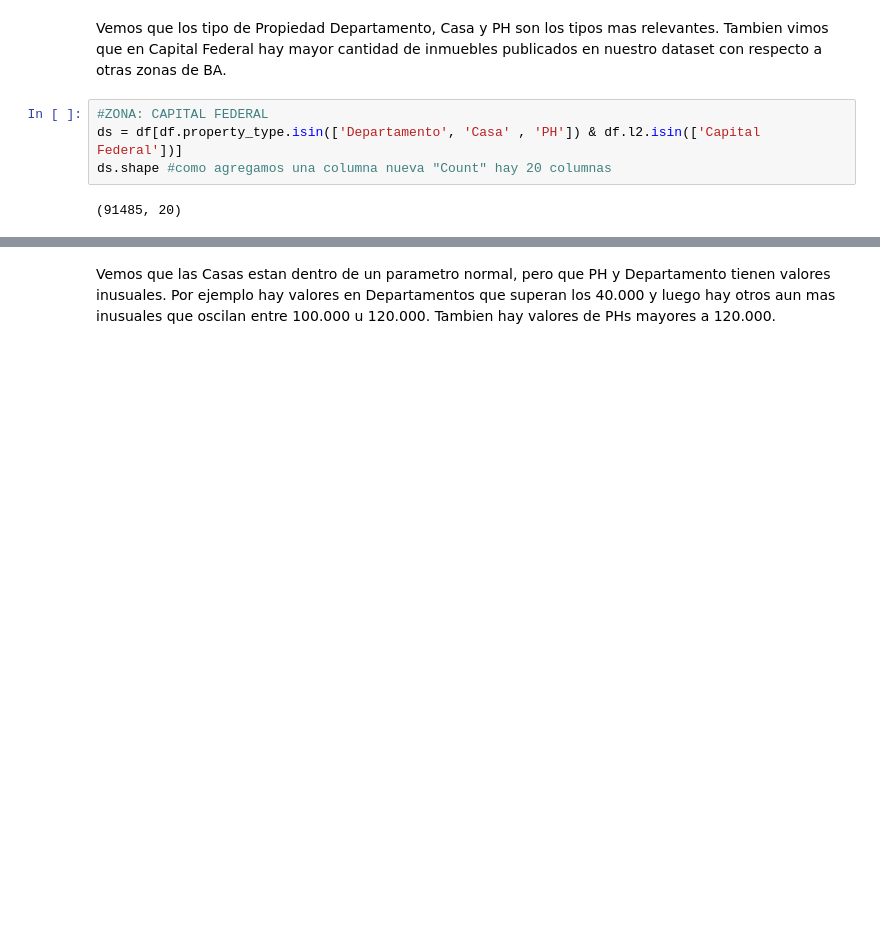
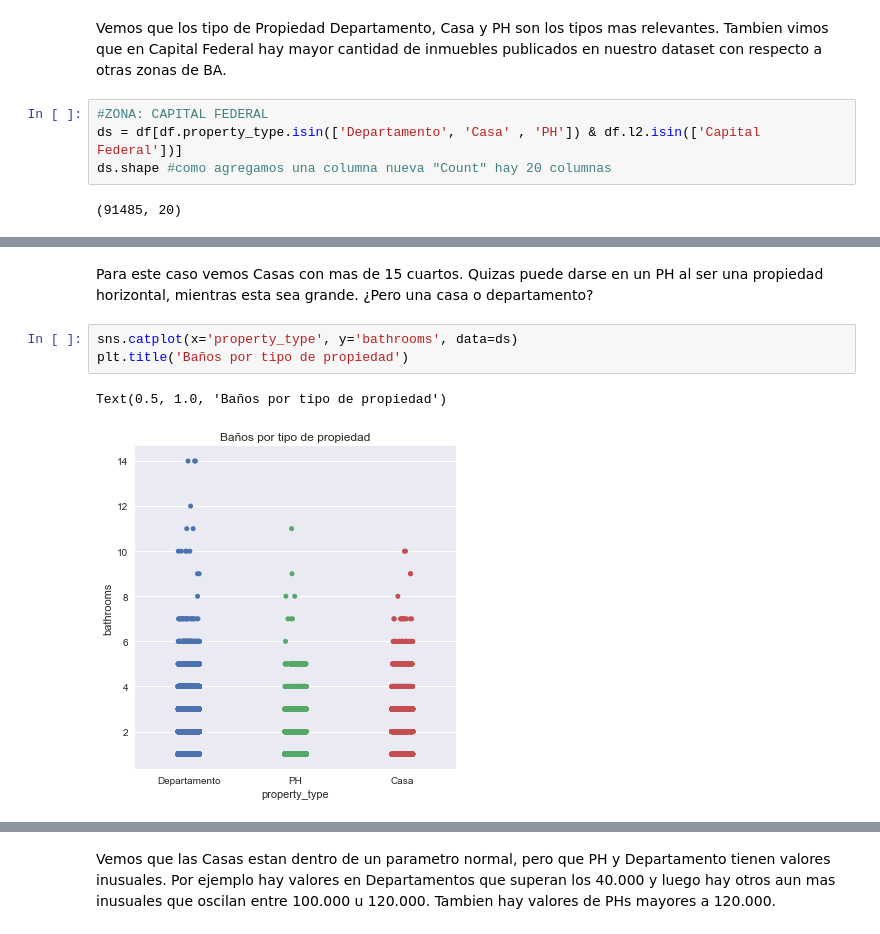
Before and after one commit to ldotto46/01.Proj_Real-State, a Jupyter notebook: Properati_analisys.ipynb, the cells around one changed output, grey strips where cells are left out. Drawn from its saved outputs; the diff is of its cells as text; blank space fills up the shorter version.

```diff
--- a/Properati_analisys.ipynb
+++ b/Properati_analisys.ipynb
@@ -281,0 +291,8 @@ lim.set(ylim=(0, 100000))
+# %% [markdown]
+Para este caso vemos Casas con mas de 15 cuartos. Quizas puede darse en un PH al ser una propiedad horizontal, mientras esta sea grande. ¿Pero una casa o departamento?
+# %%
+sns.catplot(x='property_type', y='bathrooms', data=ds)
+plt.title('Baños por tipo de propiedad')
+# %% [output]
+Text(0.5, 1.0, 'Baños por tipo de propiedad')
+[figure, added]
```
Also changed, not shown: parts of 15 cells of this notebook.
